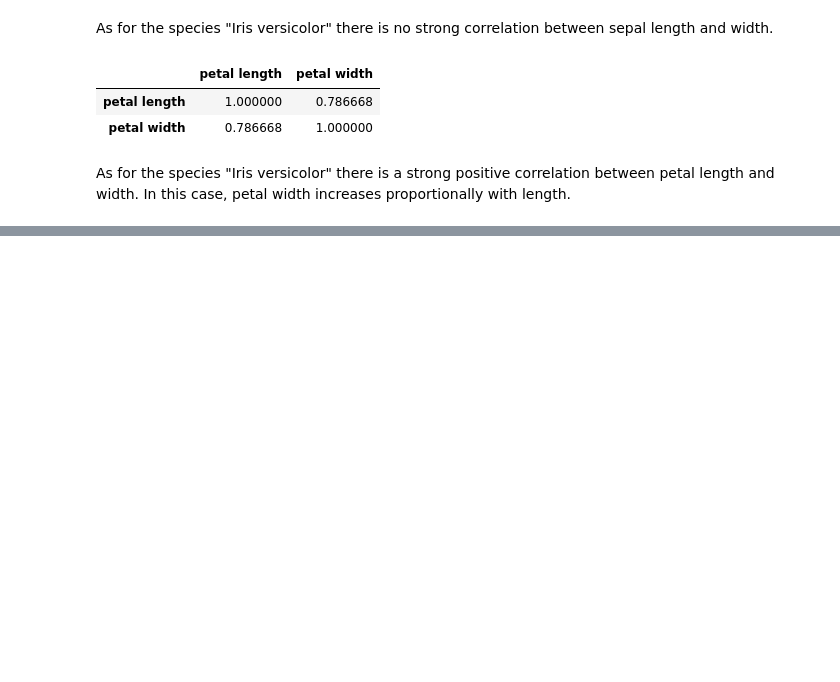
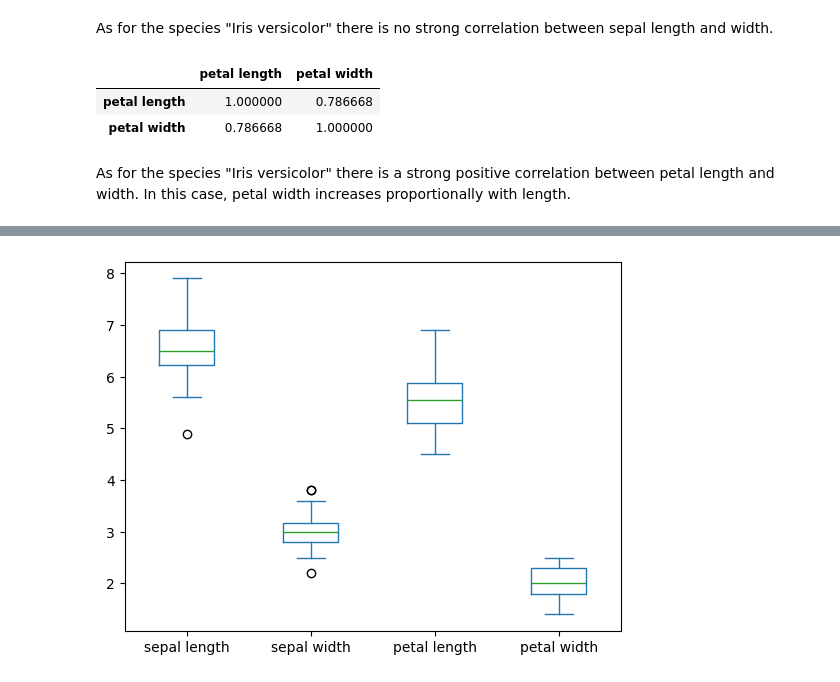
Before and after one commit to Glogover/pands-project, a Jupyter notebook: analysis.ipynb, the cells around one changed output, grey strips where cells are left out. Saved outputs shown, nothing was run; the diff lists cells and outputs as text; code cells hidden in the pictures; blank space fills up the shorter version.

Commit message:
iris virginica analysis

```diff
--- a/analysis.ipynb
+++ b/analysis.ipynb
@@ -558,0 +559,2 @@ As for the species "Iris versicolor" there is a strong positive correlation betw
+# %%
+df8 = df.loc[100:149]  # "Iris virginica" only
@@ -558,0 +579,4 @@ As for the species "Iris versicolor" there is a strong positive correlation betw
+# %%
+df8.plot(kind='box'); # Box plot for "Iris virginica"
+# %% [output]
+[figure, added]
```
Also changed, not shown: parts of 25 cells of this notebook, 1 other file.
